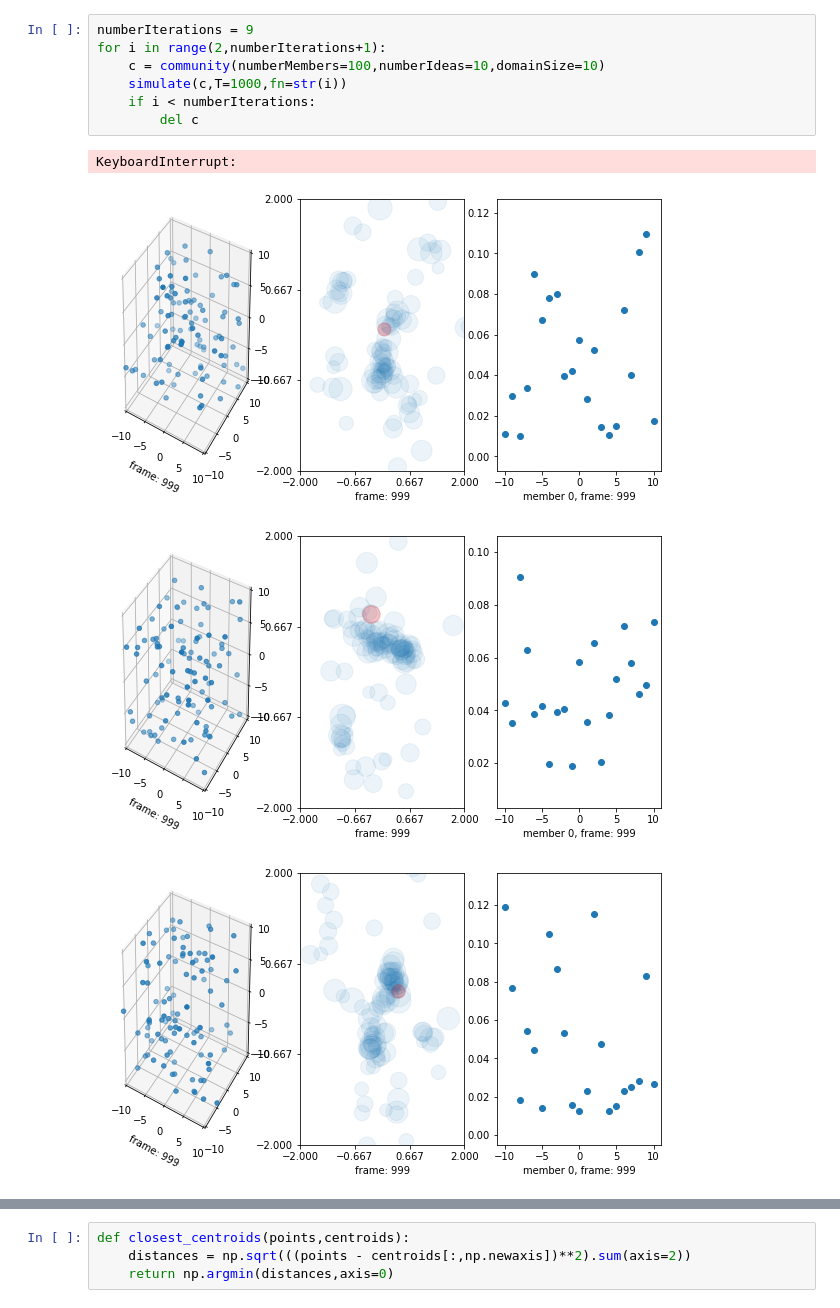
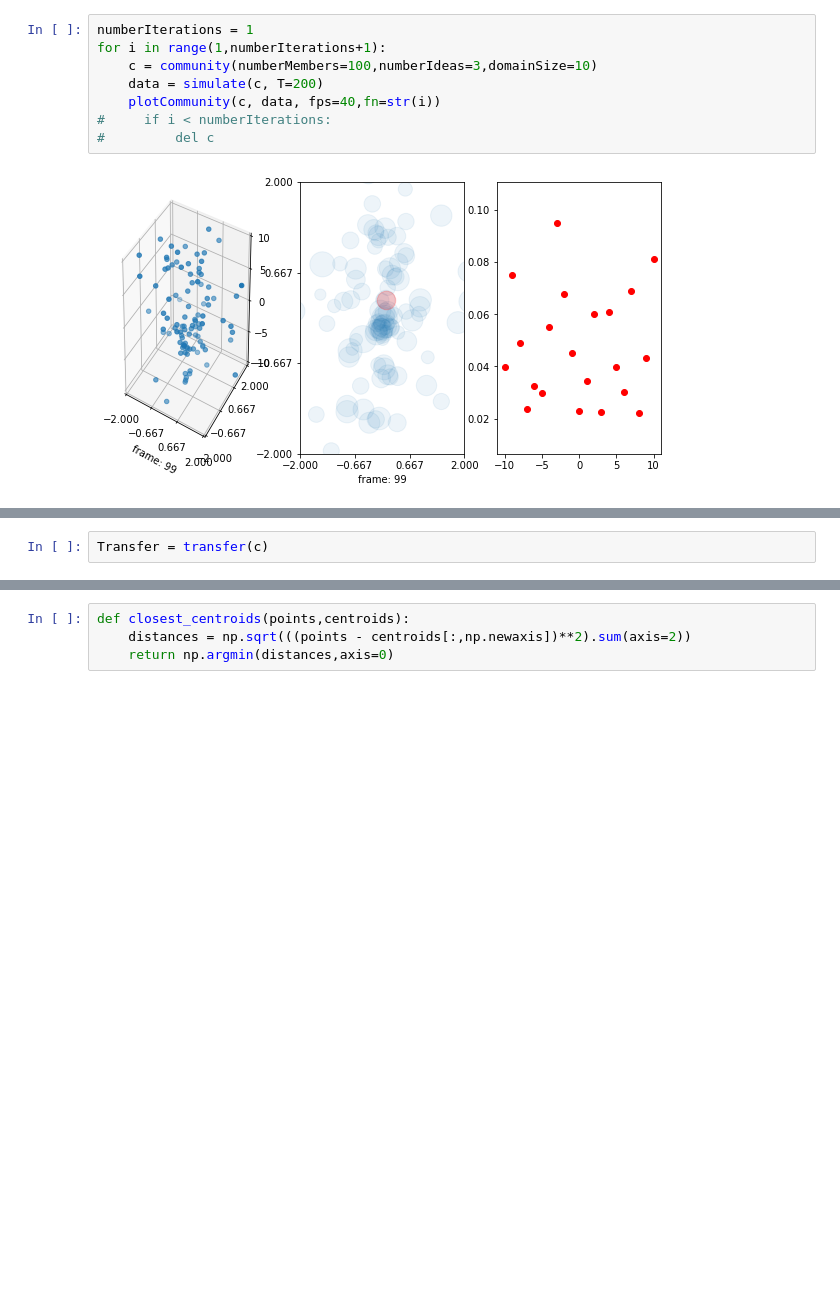
Before and after one commit to tcikezu/ideatransfer, a Jupyter notebook: simulate.ipynb, the cells around one changed output, grey strips where cells are left out. Cells and saved outputs as stored; diff of their text form; blank space fills up the shorter version.

```diff
--- a/simulate.ipynb
+++ b/simulate.ipynb
@@ -87,12 +48,10 @@ def simulate(c=None, T = 80,fn=date_time):
 # %%
-numberIterations = 9
-for i in range(2,numberIterations+1):
-    c = community(numberMembers=100,numberIdeas=10,domainSize=10)
-    simulate(c,T=1000,fn=str(i))
-    if i < numberIterations:
-        del c
+numberIterations = 1
+for i in range(1,numberIterations+1):
+    c = community(numberMembers=100,numberIdeas=3,domainSize=10)
+    data = simulate(c, T=200)
+    plotCommunity(c, data, fps=40,fn=str(i))
+#     if i < numberIterations:
+#         del c
 # %% [output]
-KeyboardInterrupt:
-[figure, old version]
+[figure, new version]
-[figure, removed]
-[figure, removed]
@@ -100,3 +58,5 @@ KeyboardInterrupt:
+# %%
+Transfer = transfer(c)
 # %%
 plt.plot(c.ideaDistribution[17][0],'o')
 plt.show()
```
Also changed, not shown: parts of 26 cells of this notebook, 15 other files.
